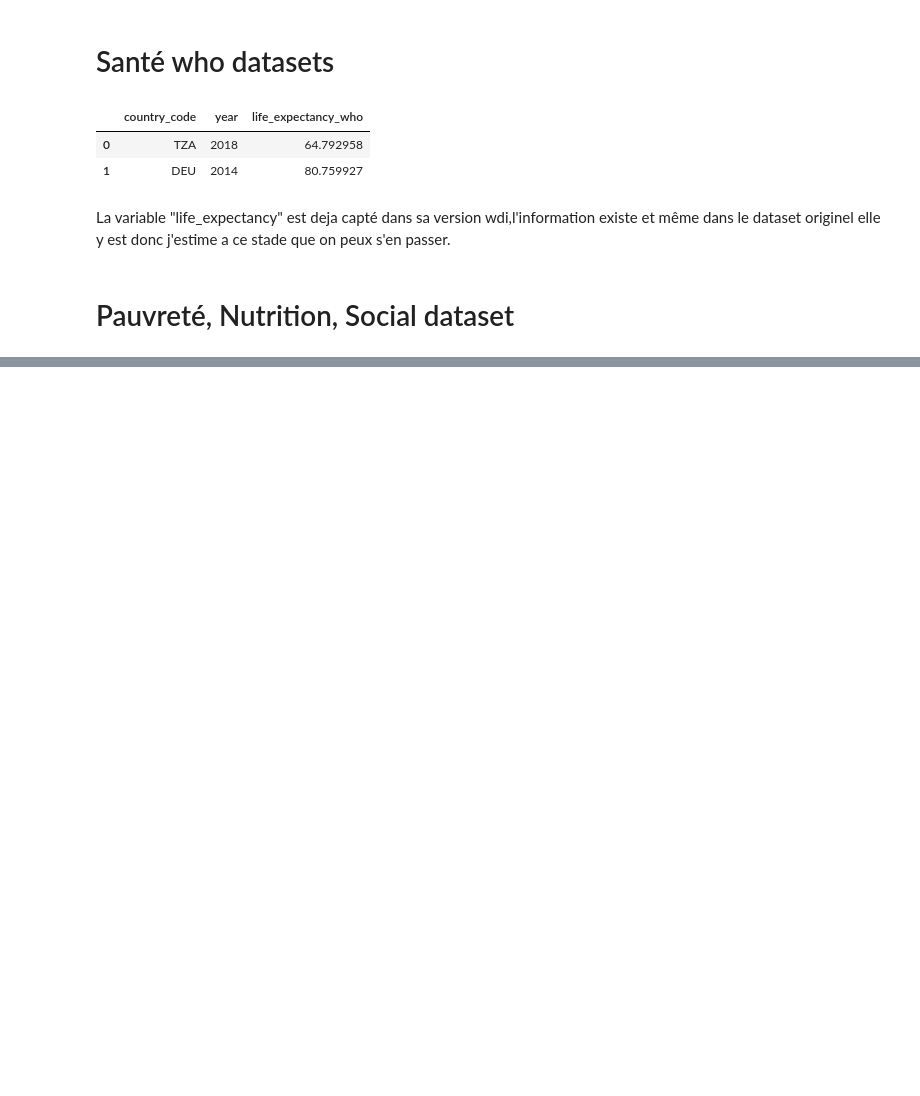
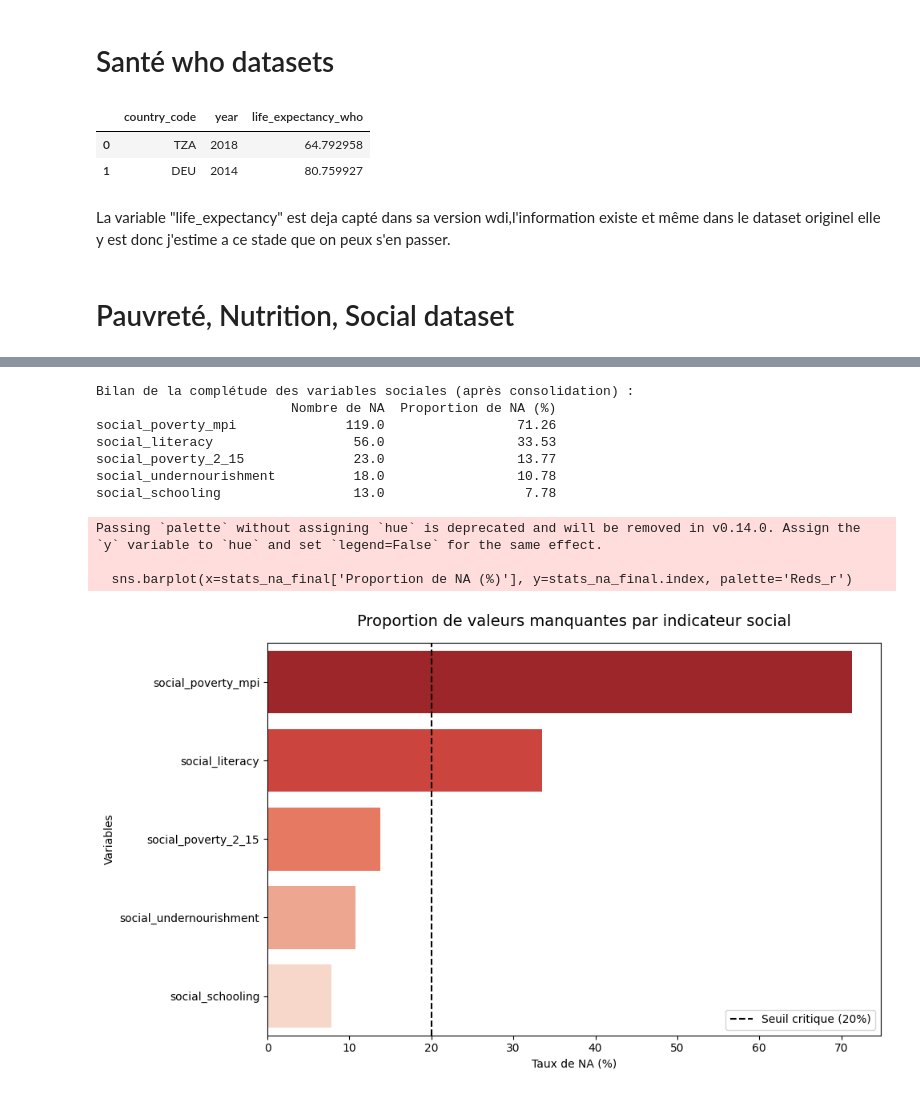
Before and after one commit to awa-d/ML2-project_clustering-countries, a Jupyter notebook: notebooks/P0_init-merge.ipynb, the cells around one changed output, grey strips where cells are left out. Saved outputs shown, nothing was run; the diff lists cells and outputs as text; code cells hidden in the pictures; blank space fills up the shorter version.

```diff
--- a/notebooks/P0_init-merge.ipynb
+++ b/notebooks/P0_init-merge.ipynb
@@ -505,0 +666,38 @@ AttributeError: 'dict' object has no attribute 'append'
+# %%
+# Identification des colonnes sociales intégrées (social_keys)
+# On calcule le nombre et la proportion de NA pour chaque variable
+stats_na_final = df_final[social_keys].isna().agg(['sum', 'mean']).T
+stats_na_final.columns = ['Nombre de NA', 'Proportion de NA']
+
+# Formatage pour une lecture académique
+stats_na_final['Proportion de NA (%)'] = (stats_na_final['Proportion de NA'] * 100).round(2)
+stats_na_final = stats_na_final.sort_values(by='Nombre de NA', ascending=False)
+
+print("Bilan de la complétude des variables sociales (après consolidation) :")
+print(stats_na_final[['Nombre de NA', 'Proportion de NA (%)']])
+
+# Représentation graphique de la structure des manques
+plt.figure(figsize=(10, 6))
+sns.barplot(x=stats_na_final['Proportion de NA (%)'], y=stats_na_final.index, palette='Reds_r')
+
+# Seuil critique de 20% (limite usuelle pour l'imputation statistique)
+plt.axvline(x=20, color='black', linestyle='--', label='Seuil critique (20%)')
+
+plt.title("Proportion de valeurs manquantes par indicateur social", fontsize=14, pad=15)
+plt.xlabel("Taux de NA (%)")
+plt.ylabel("Variables")
+plt.legend()
+plt.tight_layout()
+plt.show()
+# %% [output]
+Bilan de la complétude des variables sociales (après consolidation) :
+                         Nombre de NA  Proportion de NA (%)
+social_poverty_mpi              119.0                 71.26
+social_literacy                  56.0                 33.53
+social_poverty_2_15              23.0                 13.77
+social_undernourishment          18.0                 10.78
+social_schooling                 13.0                  7.78
+Passing `palette` without assigning `hue` is deprecated and will be removed in v0.14.0. Assign the `y` variable to `hue` and set `legend=False` for the same effect.
+
+  sns.barplot(x=stats_na_final['Proportion de NA (%)'], y=stats_na_final.index, palette='Reds_r')
+[figure, added]
```
Also changed, not shown: parts of 13 cells of this notebook.
